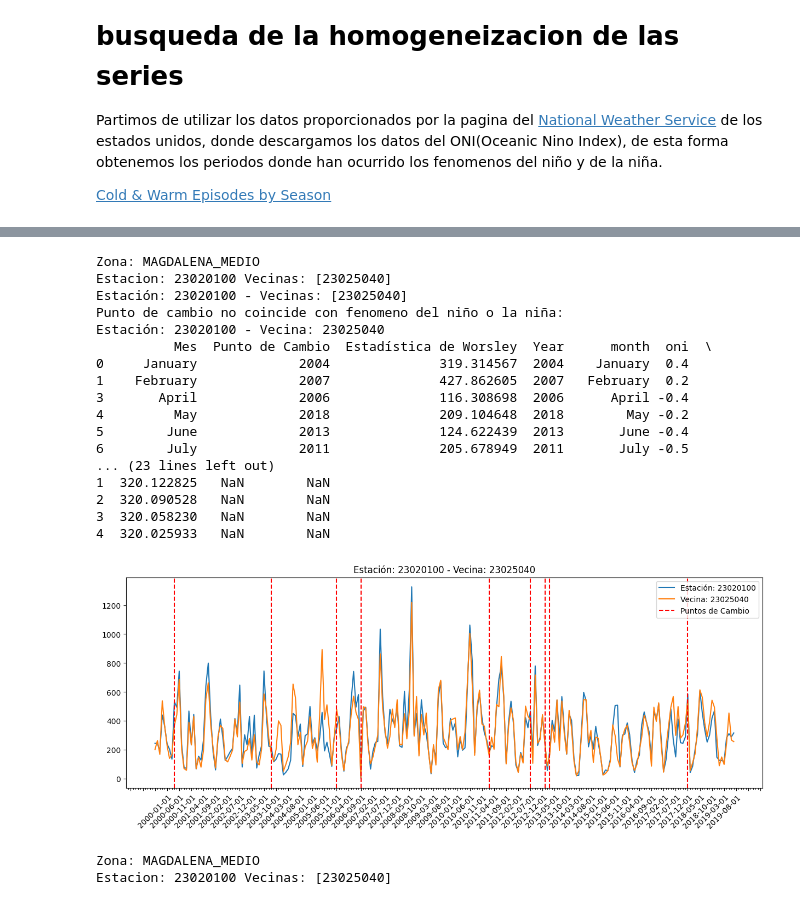
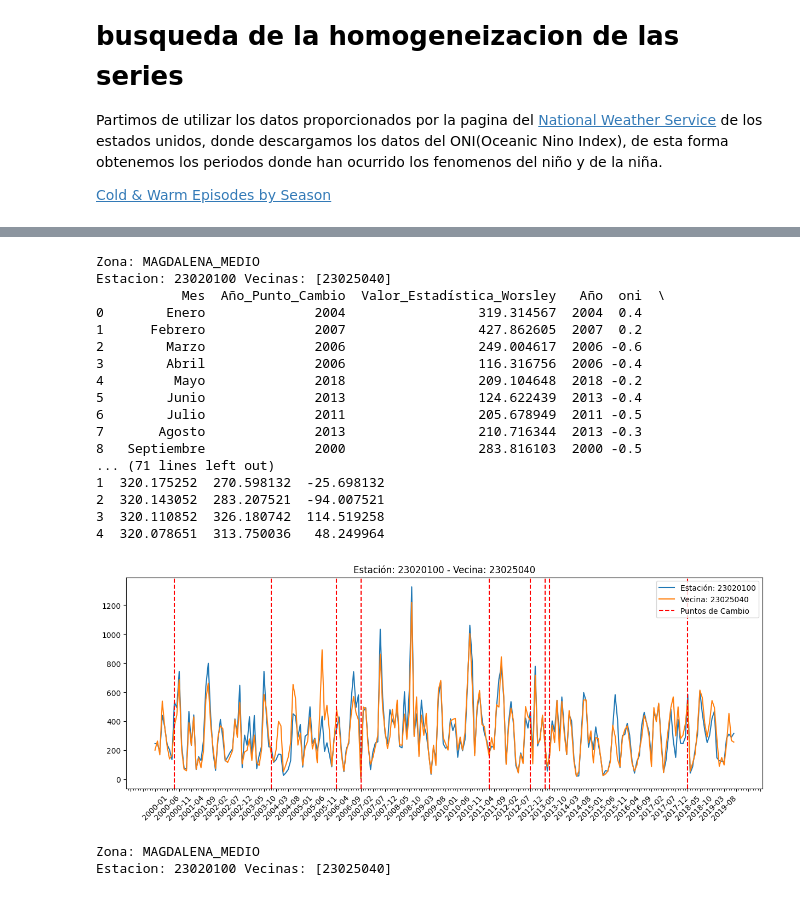
Before and after one commit to nlmaldonadog/HomogenizacionSeriesPrecipitacion, a Jupyter notebook: CuadernosDeTrabajo/8. Homogenizacion_Series_de_Tiempo.ipynb, the cells around one changed output, grey strips where cells are left out. Saved outputs shown, nothing was run; the diff lists cells and outputs as text; code cells hidden in the pictures.

```diff
--- a/CuadernosDeTrabajo/8. Homogenizacion_Series_de_Tiempo.ipynb
+++ b/CuadernosDeTrabajo/8. Homogenizacion_Series_de_Tiempo.ipynb
@@ -9,7 +9,7 @@ import pandas as pd
 
 columns = ['Year', 'January', 'February', 'March', 'April', 'May', 'June', 'July', 'August', 'September', 'October', 'November', 'December']
 oni = pd.read_csv("../RecursosYDocumentos/ONI/ONI.csv", header=None, delimiter="\t", names=columns)
-print(oni.head(5))
+
 oni = oni.melt(id_vars=["Year"], var_name="month", value_name="oni")
 oni["month_number"] = pd.to_datetime(oni["month"], format='%B').dt.month
 oni = oni.sort_values(by=["Year", "month_number"])
@@ -20,5 +20,9 @@ oni["nina"] = oni["oni"] < -0.5
 
 oni = oni.astype({"nino": int, "nina": int})
 
+oni = oni.rename(columns={"Year": "Año", "month": "Mes", "nino": "Niño", "nina": "Niña", "month_number": "Número_Mes"})
+
+oni["Mes"] = oni["Mes"].replace({"January": "Enero", "February": "Febrero", "March": "Marzo", "April": "Abril", "May": "Mayo", "June": "Junio", "July": "Julio", "August": "Agosto", "September": "Septiembre", "October": "Octubre", "November": "Noviembre", "December": "Diciembre"})
+
 print(oni.head(5))
 # %% [output]
@@ -63,24 +54,23 @@ for zona in lista_zonas:
     neighboring_station_df = pd.read_csv(f'../datos/estaciones_vecinas_{zona}.csv')
     neighboring_station_df = neighboring_station_df.astype({'Estación': str})
 
-    # shutil.rmtree(f'../datos/incrementos_anuales/{zona}/', ignore_errors=True)
-    # path_output = f'../datos/incrementos_anuales/{zona}/'
-    # os.makedirs(path_output)
-
     for file in os.listdir(path_zone):
         station = file.split('.')[0]
 
         # Guardamos los vecinos de cada estacion en la variable neighbors, esto se encuentra en la columnas Vecinas
-        neighbors = json.loads(neighboring_station_df[neighboring_station_df["Estación"] == station]["Vecinas"].values[0])
+        neighbors = json.loads(neighboring_station_df[neighboring_station_df["Estación"] == station]["Vecinas"].values[0].replace(" ", ","))
 
         if neighbors != []:
             print('Estacion:', station, 'Vecinas:', neighbors)
             df = pd.read_csv(path_zone+'/'+file)
-            change_points = pd.read_csv(f'../salidas/{zona}/{station}/worsley/change_points.csv')
-            month = pd.merge(change_points, oni, left_on=['Punto de Cambio', 'Mes'], right_on=['Year', 'month'], how='left')
+            change_points = pd.read_csv(f'../salidas/{zona}/{station}/worsley/puntos_cambio.csv')
+            month = pd.merge(change_points, oni, left_on=['Año_Punto_Cambio', 'Mes'], right_on=['Año', 'Mes'], how='left')
 
+            print(month)
             # filtramos cuales puntos de cambio no coinciden con los fenomenos del niño o la niña y los dejamos en el dataframe
-            month = month[(month["nino"] == 0) & (month["nina"] == 0)]
+            month = month[(month["Niño"] == 0) & (month["Niña"] == 0)]
+
+            print(month)
 
             if month.shape[0] > 0:
                 print(f'Estación: {station} - Vecinas: {neighbors}')
@@ -102,53 +92,52 @@ for zona in lista_zonas:
 
                     if RMSE < min_RMSE:
                         min_RMSE = RMSE
                         min_neighbor = neighbor
                         min_neighbor_df = df_neighbor
 
                 df_neighbor = min_neighbor_df
                 neighbor = min_neighbor
 
                 # tenemos los meses en cadena de texto, los pasamos a numero para  unirlos con el Año y generar fechas
-                month['month_number'] = pd.to_datetime(month['Mes'], format='%B').dt.month
-                month['Fecha'] = pd.to_datetime(month['Punto de Cambio'].astype(str) + '-' + month['month_number'].astype(str), format='%Y-%m')
+                month['Fecha'] = pd.to_datetime(month['Año_Punto_Cambio'].astype(str) + '-' + month['Número_Mes'].astype(str), format='%Y-%m')
                 # eliminamos la parte de time y dejar solo la fecha, al igual que la de al columna de fecha de la estacion formato '%Y-%m-%d'
-                month['Fecha'] = month['Fecha'].dt.strftime('%Y-%m-%d')
+                month['Fecha'] = month['Fecha'].dt.strftime('%Y-%m')
 
                 # Graficamos la serie de tiempo de la estacion y la vecina
                 # graficamos lineas verticales en los puntos de cambio
                 plt.figure(figsize=(15, 5))
                 plt.plot(df['Fecha'], df['Precipitación_imputada'])
                 plt.plot(df_neighbor['Fecha'], df_neighbor['Precipitación_imputada'])
 
                 for i in range(month.shape[0]):
                     plt.axvline(x=month.iloc[i]['Fecha'], color='r', linestyle='--')
                 plt.title(f'Estación: {station} - Vecina: {neighbor}')
                 # giramos las fechas para que se vean mejor y mostramos una cada 5
                 plt.xticks(rotation=45)
                 plt.gca().xaxis.set_major_locator(plt.MultipleLocator(5))
                 plt.gca().xaxis.set_minor_locator(plt.MultipleLocator(1))
                 plt.legend([f'Estación: {station}', f'Vecina: {neighbor}', 'Puntos de Cambio'])
                 plt.show()
-            break
+                break
 # %% [output]
 Zona: MAGDALENA_MEDIO
 Estacion: 23020100 Vecinas: [23025040]
-Estación: 23020100 - Vecinas: [23025040]
-Punto de cambio no coincide con fenomeno del niño o la niña:
-Estación: 23020100 - Vecina: 23025040
-          Mes  Punto de Cambio  Estadística de Worsley  Year      month  oni  \
-0     January             2004              319.314567  2004    January  0.4
-1    February             2007              427.862605  2007   February  0.2
-3       April             2006              116.308698  2006      April -0.4
-4         May             2018              209.104648  2018        May -0.2
-5        June             2013              124.622439  2013       June -0.4
-6        July             2011              205.678949  2011       July -0.5
-... (23 lines left out)
-1  320.122825   NaN        NaN
-2  320.090528   NaN        NaN
-3  320.058230   NaN        NaN
-4  320.025933   NaN        NaN
+           Mes  Año_Punto_Cambio  Valor_Estadística_Worsley   Año  oni  \
+0        Enero              2004                 319.314567  2004  0.4
+1      Febrero              2007                 427.862605  2007  0.2
+2        Marzo              2006                 249.004617  2006 -0.6
+3        Abril              2006                 116.316756  2006 -0.4
+4         Mayo              2018                 209.104648  2018 -0.2
+5        Junio              2013                 124.622439  2013 -0.4
+6        Julio              2011                 205.678949  2011 -0.5
+7       Agosto              2013                 210.716344  2013 -0.3
+8   Septiembre              2000                 283.816103  2000 -0.5
+... (71 lines left out)
+1  320.175252  270.598132  -25.698132
+2  320.143052  283.207521  -94.007521
+3  320.110852  326.180742  114.519258
+4  320.078651  313.750036   48.249964
-[figure, old version]
+[figure, new version]
 # %%
 for zona in lista_zonas:
     print('Zona:',zona)
```
Also changed, not shown: parts of 6 cells of this notebook.
